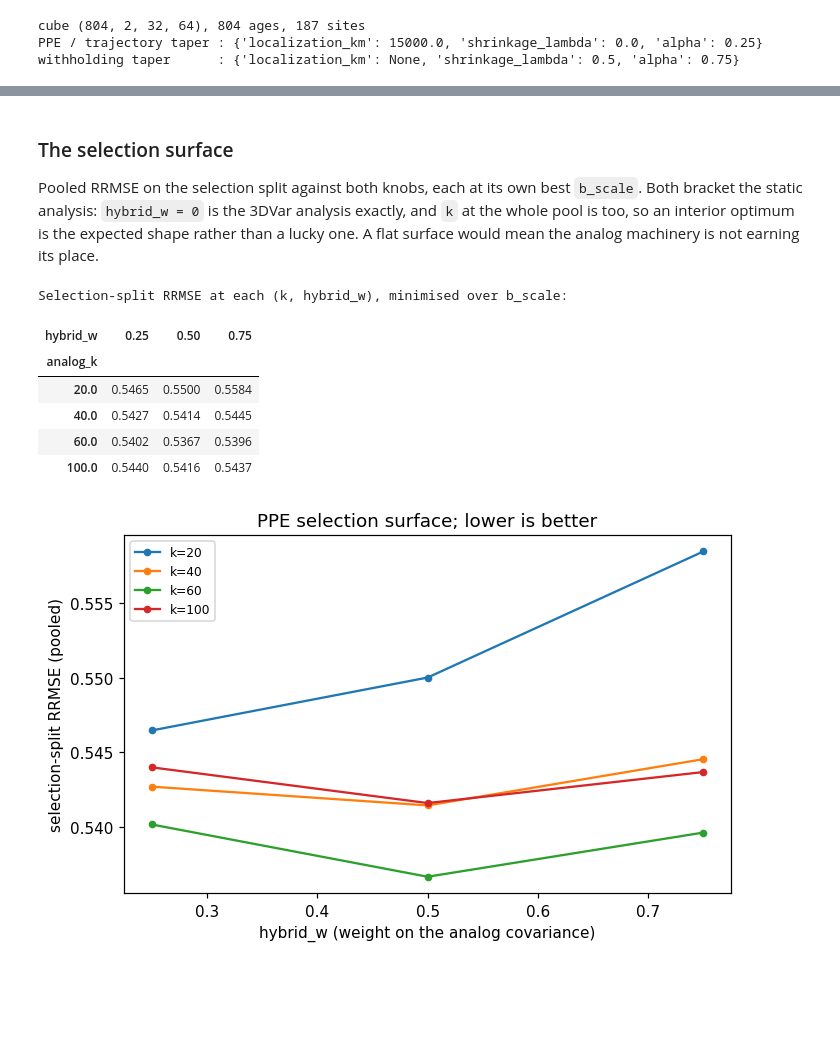
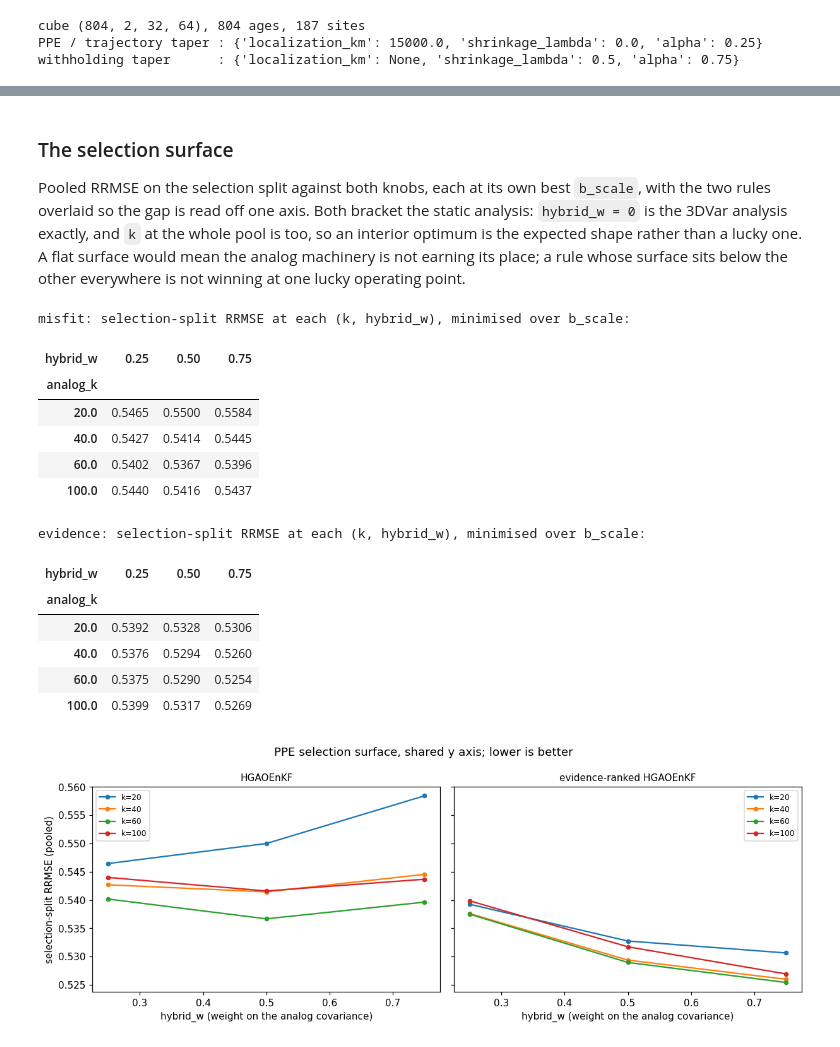
Before and after one commit to evgeni-g-georgiev/sparse_paleoclimate_field_reconstruction, a Jupyter notebook: notebooks/10_hgaoenkf.ipynb, the cells around one changed output, grey strips where cells are left out. Saved outputs shown, nothing was run; the diff lists cells and outputs as text; code cells hidden in the pictures; blank space fills up the shorter version.

```diff
--- a/notebooks/10_hgaoenkf.ipynb
+++ b/notebooks/10_hgaoenkf.ipynb
@@ -56,6 +74,7 @@ import matplotlib.pyplot as plt
 sys.path.insert(0, os.path.abspath(".."))
 
 from paleoreco.data import build_prior_cube
+from paleoreco.assim.analog import ANALOG_EVIDENCE, ANALOG_MISFIT, EVIDENCE_SCALE
 from paleoreco.assim.observations import (
     attach_site_stats, collapse_to_samples, load_observations, observation_site_stats,
 )
@@ -74,6 +93,17 @@ RUN_PPE = True
 RUN_TRAJECTORY = True
 RUN_WITHHOLDING = True
 RUN_ABLATIONS = True
+RUN_EVIDENCE_SCALE = True
+
+# The analog selection rules scored side by side. Every lane below runs each of them into
+# its own directory, so the two never overwrite each other's artefacts.
+RULES = (ANALOG_MISFIT, ANALOG_EVIDENCE)
+RULE_LABEL = {ANALOG_MISFIT: "HGAOEnKF", ANALOG_EVIDENCE: "evidence-ranked HGAOEnKF"}
+# Which of them this pass recomputes. A rule listed in RULES but not here is read back from
+# its last run instead, so a rule already recorded on disk does not have to be recomputed
+# to compare a new one against it. Everything downstream still sees both, because the
+# selected (k, hybrid_w) comes from the config each lane wrote either way.
+RUN_RULES = (ANALOG_EVIDENCE,)
 
 # The tuning grid. b_scale is swept inside every config, as it is for 3DVar.
 K_GRID = ex.K_GRID
@@ -81,7 +111,11 @@ W_GRID = ex.HYBRID_W_GRID
 # A priori config from Sun et al., scored alongside the tuned winner so the write-up can
 # say whether the margin survives without tuning. Both are grid points, so it costs nothing.
 K_APRIORI, W_APRIORI = 60, 0.5
+# Background amplitudes the evidence rule is scored against. Zero is the misfit rule, so
+# the curve reports the reduction as well as the sensitivity.
+EVIDENCE_SCALE_GRID = (0.0, 1.0, 2.0, 5.0, 10.0, 20.0)
 
 print(f"k grid {K_GRID}, hybrid_w grid {W_GRID} -> {len(K_GRID) * len(W_GRID)} configs")
+print(f"selection rules {RULES}, evidence scale {EVIDENCE_SCALE}")
 # %% [output]
 k grid (20, 40, 60, 100), hybrid_w grid (0.25, 0.5, 0.75) -> 12 configs
@@ -270,38 +311,58 @@ selected on PPE: k=60, hybrid_w=0.5, b_scale=5.0
 # %% [markdown]
 ### The selection surface
 
-Pooled RRMSE on the selection split against both knobs, each at its own best `b_scale`.
-Both bracket the static analysis: `hybrid_w = 0` is the 3DVar analysis exactly, and `k` at
-the whole pool is too, so an interior optimum is the expected shape rather than a lucky
-one. A flat surface would mean the analog machinery is not earning its place.
+Pooled RRMSE on the selection split against both knobs, each at its own best `b_scale`,
+with the two rules overlaid so the gap is read off one axis. Both bracket the static
+analysis: `hybrid_w = 0` is the 3DVar analysis exactly, and `k` at the whole pool is too,
+so an interior optimum is the expected shape rather than a lucky one. A flat surface would
+mean the analog machinery is not earning its place; a rule whose surface sits below the
+other everywhere is not winning at one lucky operating point.
 # %%
-M_HG = pd.read_csv(HG / "metrics.csv")
-sel = M_HG[(M_HG.lane == "ppe") & (M_HG.split == "selection") & (M_HG.method == "hgaoenkf")
-           & (M_HG.channel == "pooled") & (M_HG.do_event == "all") & (M_HG.metric == "rrmse")]
-surface = sel.groupby(["analog_k", "hybrid_w"])["value"].min().unstack()
+def ppe_surface(rule):
+    """Selection-split RRMSE at each (k, hybrid_w), minimised over b_scale."""
+    m = pd.read_csv(HG[rule] / "metrics.csv")
+    label = ex.method_label(ex.hgaoenkf_estimator(rule))
+    sel = m[(m.lane == "ppe") & (m.split == "selection") & (m.method == label)
+            & (m.channel == "pooled") & (m.do_event == "all") & (m.metric == "rrmse")]
+    return sel.groupby(["analog_k", "hybrid_w"])["value"].min().unstack()
 
-print("Selection-split RRMSE at each (k, hybrid_w), minimised over b_scale:")
-display(surface.round(4))
 
-fig, ax = plt.subplots(figsize=(6.5, 4.2))
-for k, row in surface.iterrows():
-    ax.plot(row.index, row.values, marker="o", ms=4, label=f"k={int(k)}")
-ax.set_xlabel("hybrid_w (weight on the analog covariance)")
-ax.set_ylabel("selection-split RRMSE (pooled)")
-ax.set_title("PPE selection surface; lower is better")
-ax.legend(fontsize=8)
+have = [rule for rule in RULES if (HG[rule] / "metrics.csv").exists()]
+if len(have) < len(RULES):
+    print(f"no PPE rows for {set(RULES) - set(have)}; run those rules to compare them")
+
+fig, axes = plt.subplots(1, len(have), figsize=(5.6 * len(have), 4.2), squeeze=False,
+                         sharey=True)
+for ax, rule in zip(axes[0], have):
+    surface = ppe_surface(rule)
+    print(f"{rule}: selection-split RRMSE at each (k, hybrid_w), minimised over b_scale:")
+    display(surface.round(4))
+    for k, row in surface.iterrows():
+        ax.plot(row.index, row.values, marker="o", ms=4, label=f"k={int(k)}")
+    ax.set_xlabel("hybrid_w (weight on the analog covariance)")
+    ax.set_title(RULE_LABEL[rule], fontsize=10)
+    ax.legend(fontsize=8)
+axes[0, 0].set_ylabel("selection-split RRMSE (pooled)")
+fig.suptitle("PPE selection surface, shared y axis; lower is better")
 fig.tight_layout()
 fig.savefig(FIG / "ppe_selection_surface.png", bbox_inches="tight")
 plt.show()
 # %% [output]
-Selection-split RRMSE at each (k, hybrid_w), minimised over b_scale:
+misfit: selection-split RRMSE at each (k, hybrid_w), minimised over b_scale:
 | hybrid_w | 0.25 | 0.50 | 0.75 |
 | analog_k |  |  |  |
 | 20.0 | 0.5465 | 0.5500 | 0.5584 |
 | 40.0 | 0.5427 | 0.5414 | 0.5445 |
 | 60.0 | 0.5402 | 0.5367 | 0.5396 |
 | 100.0 | 0.5440 | 0.5416 | 0.5437 |
+evidence: selection-split RRMSE at each (k, hybrid_w), minimised over b_scale:
+| hybrid_w | 0.25 | 0.50 | 0.75 |
+| analog_k |  |  |  |
+| 20.0 | 0.5392 | 0.5328 | 0.5306 |
+| 40.0 | 0.5376 | 0.5294 | 0.5260 |
+| 60.0 | 0.5375 | 0.5290 | 0.5254 |
+| 100.0 | 0.5399 | 0.5317 | 0.5269 |
-[figure, old version]
+[figure, new version]
 # %% [markdown]
 ## Trajectory lane
 
```
Also changed, not shown: parts of 16 cells of this notebook.
